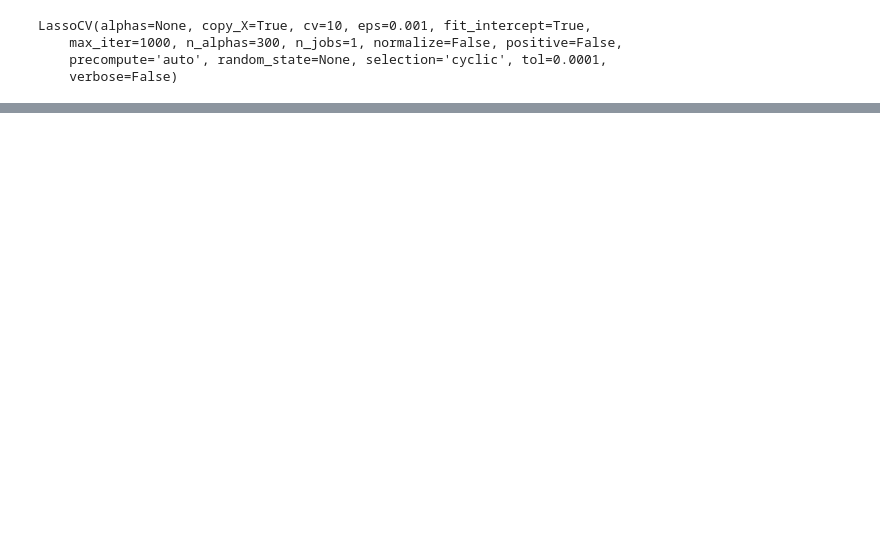
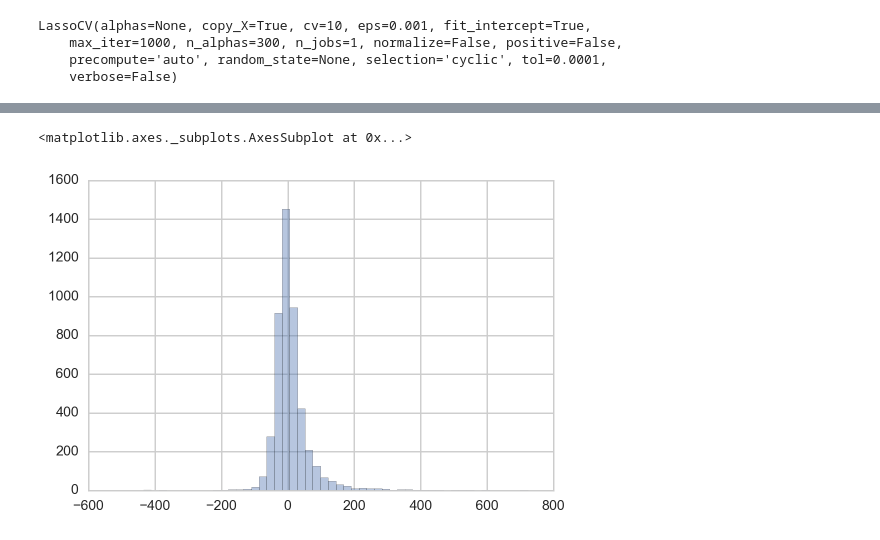
Before and after one commit to Jyojha/DS_Projects, a Jupyter notebook: Rome_Model.ipynb, the cells around one changed output, grey strips where cells are left out. Cells and saved outputs as stored; diff of their text form; code cells hidden in the pictures; blank space fills up the shorter version.

Commit message:
residuals_added

```diff
--- a/Rome_Model.ipynb
+++ b/Rome_Model.ipynb
@@ -129,2 +130,7 @@ r^2 on test data : 0.525419
 # %%
-residuals = y_test - y_pred_lasso
+residuals = np.exp(y_test) - np.exp(y_pred_lasso)
+# %%
+sns.distplot(residuals, bins=50, kde=False)
+# %% [output]
+<matplotlib.axes._subplots.AxesSubplot at 0x...>
+[figure, added]
```
Also changed, not shown: parts of 19 cells of this notebook.
